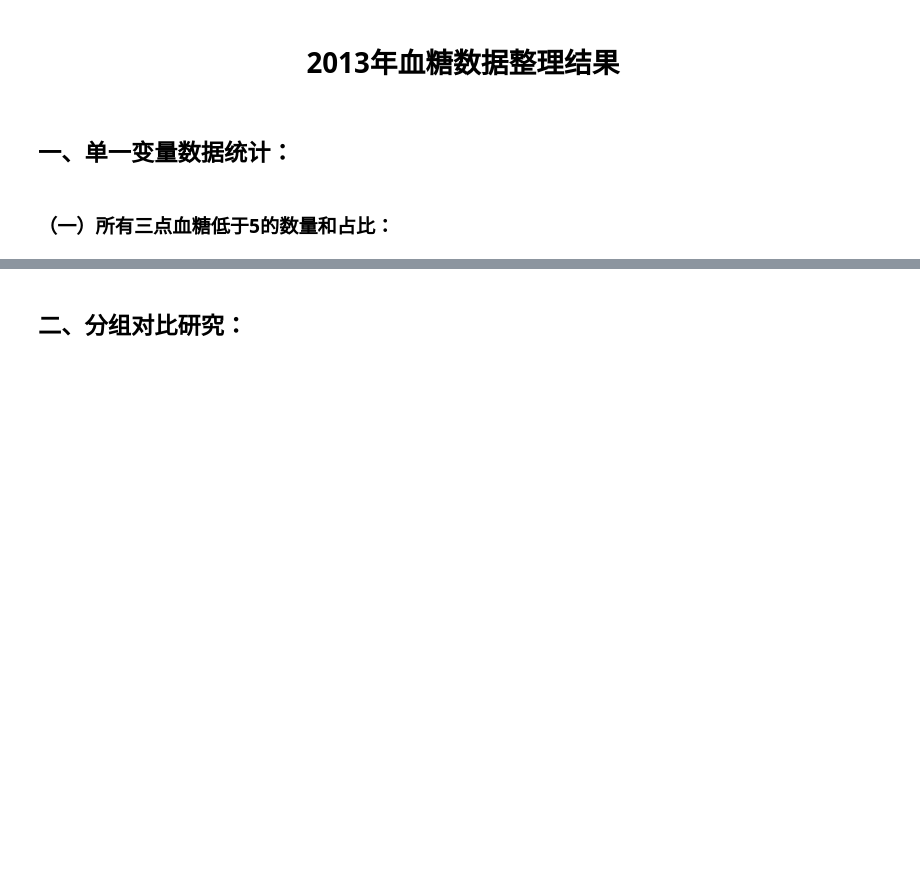
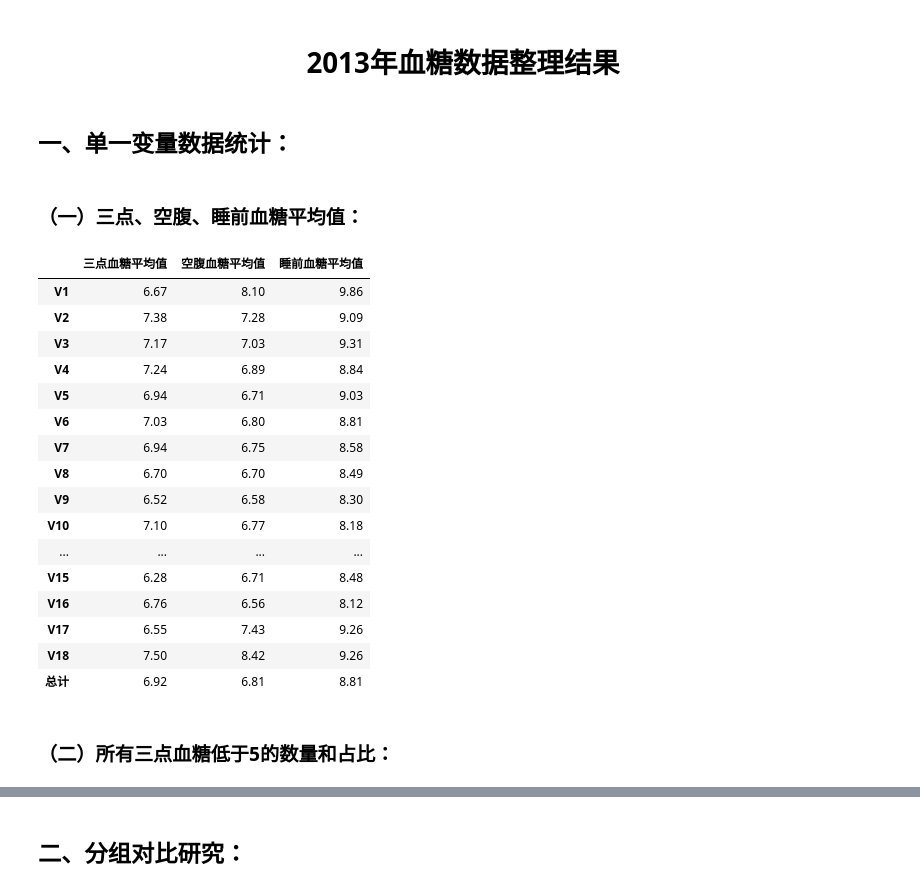
Before and after one commit to LastsForever/Data_Wrangling_for_Medical_Research, a Jupyter notebook: 低血糖数据统计/2013数据处理.ipynb, the cells around one changed output, grey strips where cells are left out. Saved outputs shown, nothing was run; the diff lists cells and outputs as text; code cells hidden in the pictures; blank space fills up the shorter version.

```diff
--- a/低血糖数据统计/2013数据处理.ipynb
+++ b/低血糖数据统计/2013数据处理.ipynb
@@ -35,11 +35,34 @@ elif sysName == 'Darwin':
 filePath =r'Data/2013数据录入.csv'
 df = pd.read_csv(filePath, na_values=' ', dtype='float64')
 # %% [markdown]
-# <p align="center">2013年血糖数据整理结果</p>
+# <center>2013年血糖数据整理结果</center>
 # %% [markdown]
 ## 一、单一变量数据统计：
+# %% [markdown]
+### （一）三点、空腹、睡前血糖平均值：
+# %%
+dfMean = GetAggregation(df, colKeys=['三点', '空腹', '睡前'], aggfunc='mean')
+dfMean
+# %% [output]
+|  | 三点血糖平均值 | 空腹血糖平均值 | 睡前血糖平均值 |
+| V1 | 6.67 | 8.10 | 9.86 |
+| V2 | 7.38 | 7.28 | 9.09 |
+| V3 | 7.17 | 7.03 | 9.31 |
+| V4 | 7.24 | 6.89 | 8.84 |
+| V5 | 6.94 | 6.71 | 9.03 |
+| V6 | 7.03 | 6.80 | 8.81 |
+| V7 | 6.94 | 6.75 | 8.58 |
+| V8 | 6.70 | 6.70 | 8.49 |
+| V9 | 6.52 | 6.58 | 8.30 |
+| V10 | 7.10 | 6.77 | 8.18 |
+| ... | ... | ... | ... |
+| V15 | 6.28 | 6.71 | 8.48 |
+| V16 | 6.76 | 6.56 | 8.12 |
+| V17 | 6.55 | 7.43 | 9.26 |
+| V18 | 7.50 | 8.42 | 9.26 |
+| 总计 | 6.92 | 6.81 | 8.81 |
 # %% [markdown]
-### （一）所有三点血糖低于5的数量和占比：
+### （二）所有三点血糖低于5的数量和占比：
 # %%
 df3AM0to5 = GetRates(df, colKey='三点', low=0, high=5)
 df3AM0to5
```
Also changed, not shown: parts of 12 cells of this notebook, 5 other files.
